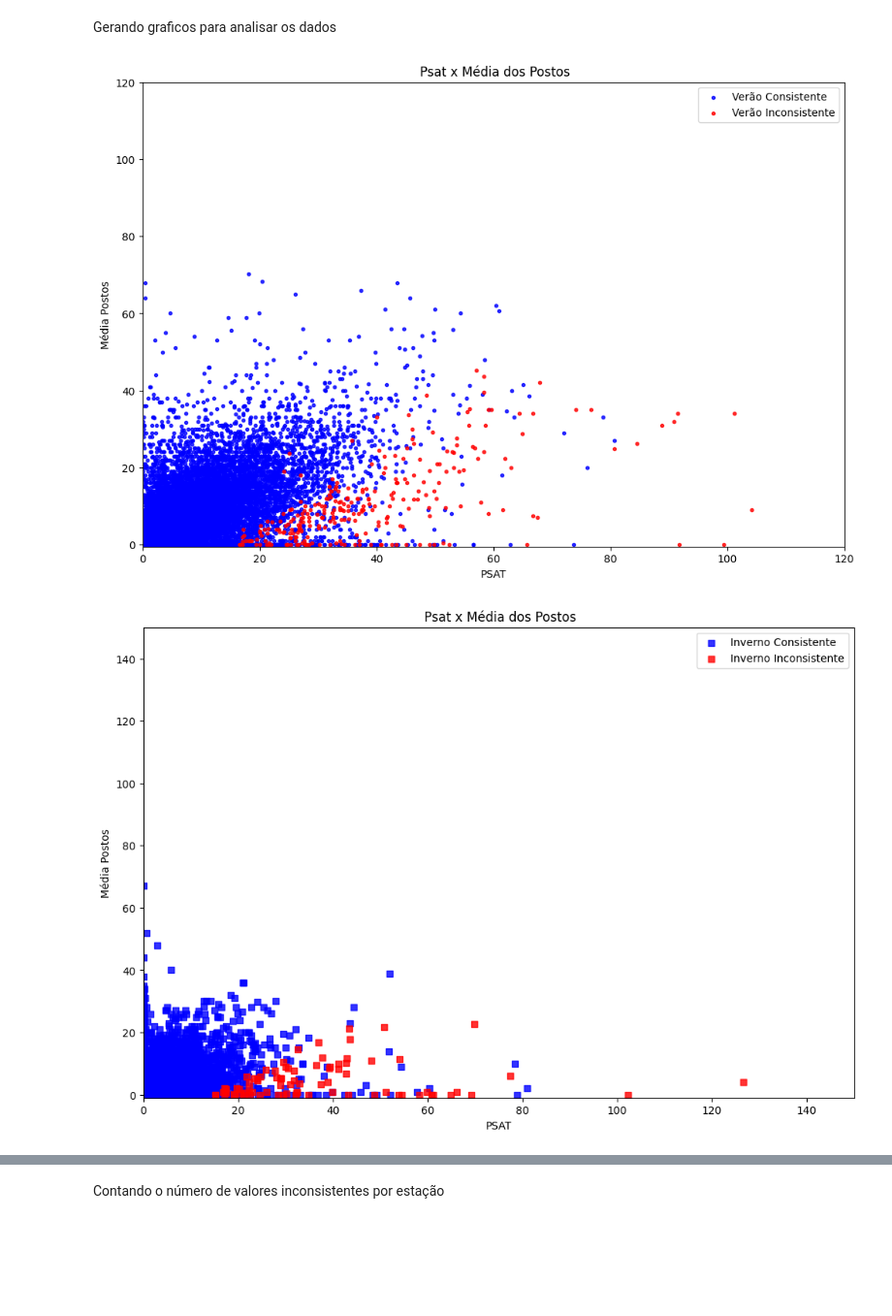
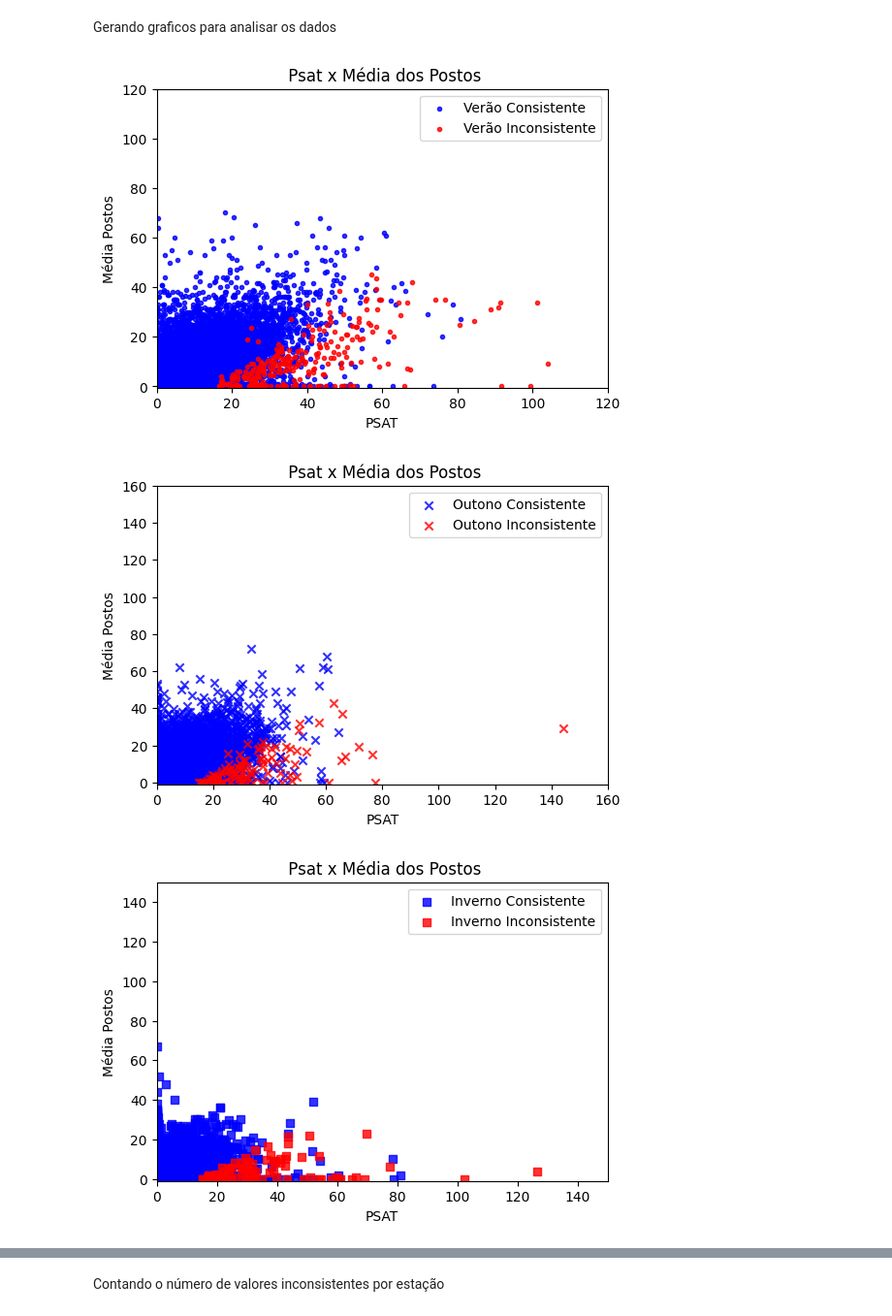
Before and after one commit to secretaria-ICA/Metodos_de_Identificacao_Automatica_de_Dados_Inconscientes_de_Estimativa_de_Precipitacao_de_Satelite, a Jupyter notebook: TCC_BI_MASTER_Analise_Dados.ipynb, the cells around one changed output, grey strips where cells are left out. Shown at 97% size. Drawn from its saved outputs; the diff is of its cells as text; code cells hidden in the pictures; blank space fills up the shorter version.

```diff
--- a/TCC_BI_MASTER_Analise_Dados.ipynb
+++ b/TCC_BI_MASTER_Analise_Dados.ipynb
@@ -21,7 +21,7 @@ primavera_0=data[(data["Incosistente"] == 0) & (data["Estacao"] == 4)]
 primavera_1=data[(data["Incosistente"] == 1) & (data["Estacao"] == 4)]
 # %%
 maximo=round((max(verao_0['Valor'].max(),verao_1['Valor'].max(),verao_0['m_postos'].max(),verao_1['m_postos'].max())/1000),2)*1000 +20
-plt.figure(figsize=(12, 8))
+plt.figure(figsize=(6, 4))
 
 plt.scatter(verao_0['Valor'], verao_0['m_postos'], marker='.', color='b', alpha=0.8, label='Verão Consistente')
 plt.scatter(verao_1['Valor'], verao_1['m_postos'], marker='.', color='r', alpha=0.8, label='Verão Inconsistente')
@@ -33,10 +33,10 @@ plt.ylim(-0.5,maximo);
 plt.title(" Psat x Média dos Postos")
 plt.legend(loc='best');
 # %% [output]
-[figure, old version]
+[figure, new version]
 # %%
 maximo=round((max(outono_0['Valor'].max(),outono_1['Valor'].max(),outono_0['m_postos'].max(),outono_1['m_postos'].max())/1000),2)*1000 +20
-plt.figure(figsize=(12, 8))
+plt.figure(figsize=(6, 4))
 
 plt.scatter(outono_0['Valor'], outono_0['m_postos'], marker='x', color='b', alpha=0.8, label='Outono Consistente')
 plt.scatter(outono_1['Valor'], outono_1['m_postos'], marker='x', color='r', alpha=0.8, label='Outono Inconsistente')
@@ -47,20 +47,22 @@ plt.xlim(0,maximo);
 plt.ylim(-1,maximo);
 plt.title(" Psat x Média dos Postos")
 plt.legend(loc='best');
+# %% [output]
+[figure, added]
 # %%
 maximo=round((max(inverno_0['Valor'].max(),inverno_1['Valor'].max(),inverno_0['m_postos'].max(),inverno_1['m_postos'].max())/1000),2)*1000 +20
-plt.figure(figsize=(12, 8))
+plt.figure(figsize=(6, 4))
 
 plt.scatter(inverno_0['Valor'], inverno_0['m_postos'], marker='s', color='b', alpha=0.8, label='Inverno Consistente')
 plt.scatter(inverno_1['Valor'], inverno_1['m_postos'], marker='s', color='r', alpha=0.8, label='Inverno Inconsistente')
 
 plt.xlabel("PSAT");
 plt.ylabel("Média Postos");
 plt.xlim(0,maximo);
 plt.ylim(-1,maximo);
 plt.title(" Psat x Média dos Postos")
 plt.legend(loc='best');
 # %% [output]
-[figure, old version]
+[figure, new version]
 # %%
 maximo=round((max(primavera_0['Valor'].max(),primavera_1['Valor'].max(),primavera_0['m_postos'].max(),primavera_1['m_postos'].max())/1000),2)*1000 +20
```
Also changed, not shown: parts of 1 cell of this notebook, 5 other files.
